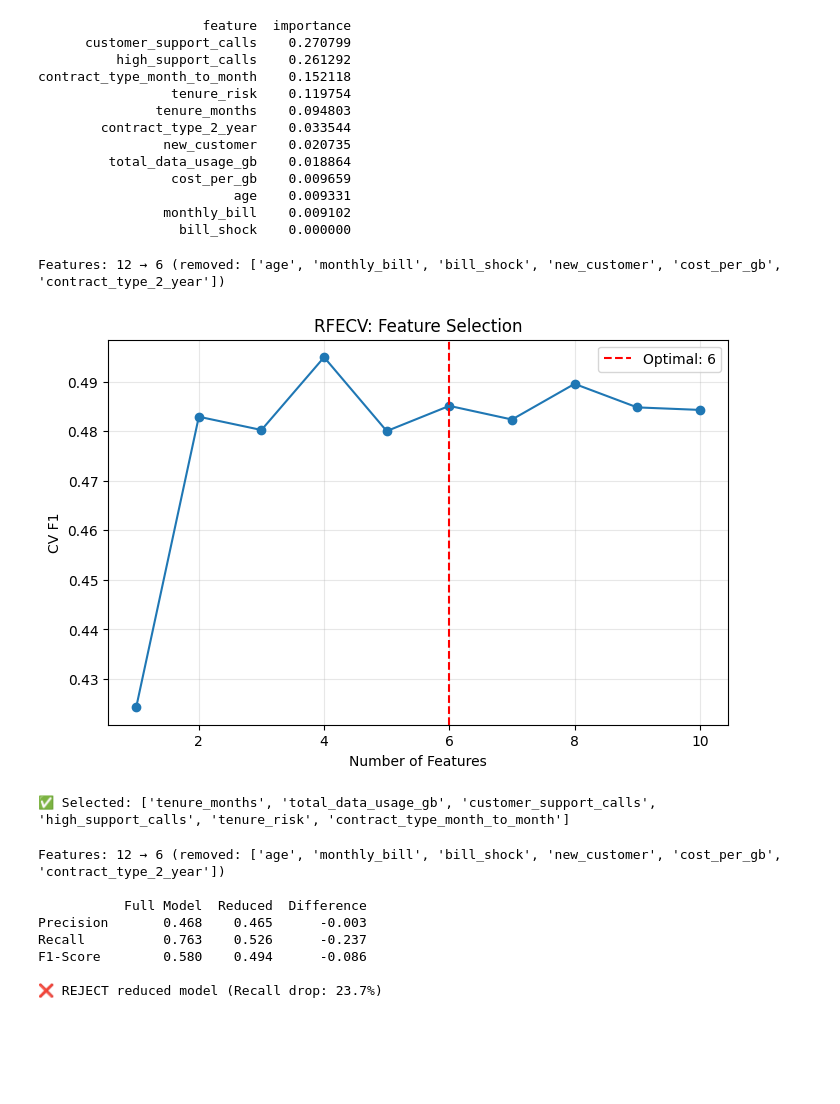
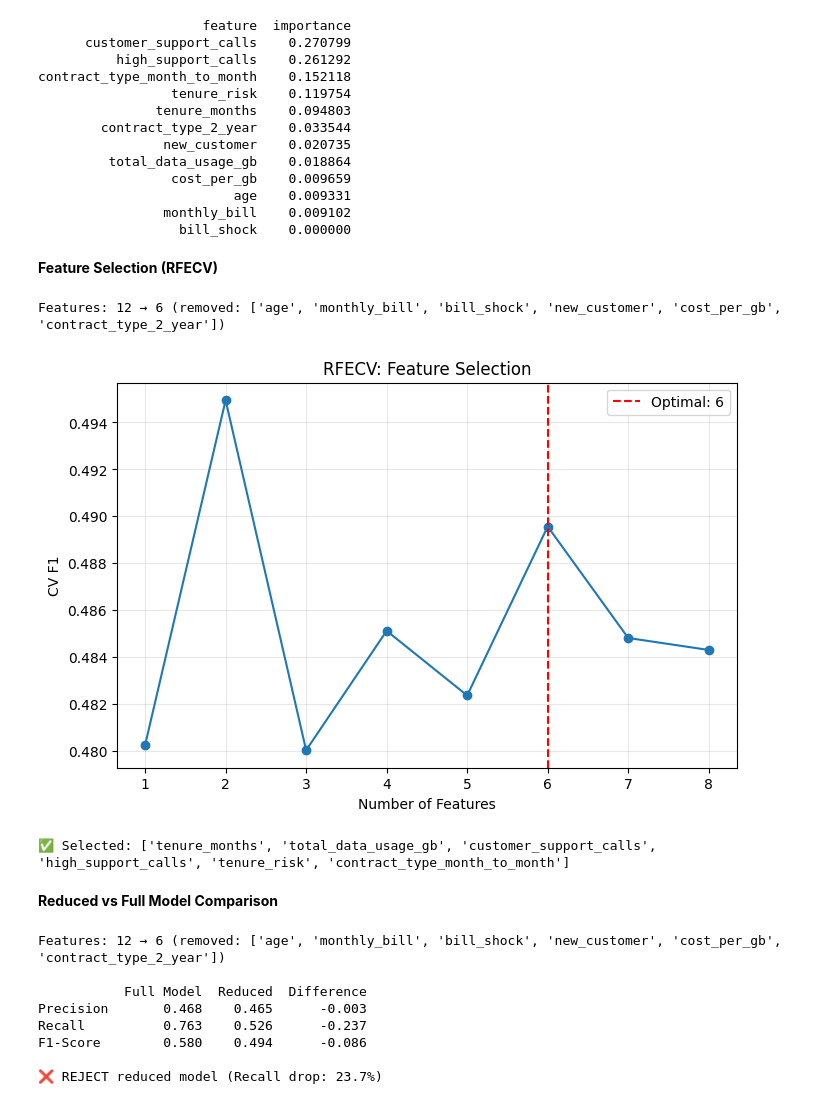
Before and after one commit to KyleHollands/Practice_Project__Telecom-Churn-Prediction, a Jupyter notebook: Telecom Churn Prediction.ipynb, the cells around one changed output. Saved outputs shown, nothing was run; the diff lists cells and outputs as text; code cells hidden in the pictures; blank space fills up the shorter version.

```diff
--- a/Telecom Churn Prediction.ipynb
+++ b/Telecom Churn Prediction.ipynb
@@ -1327,6 +1369,8 @@ contract_type_month_to_month    0.152118
                          age    0.009331
                 monthly_bill    0.009102
                   bill_shock    0.000000
+# %% [markdown]
+**Feature Selection (RFECV)**
 # %%
 # =============================================================================
 # RFECV FEATURE SELECTION
@@ -1337,36 +1381,38 @@ rf_for_rfe = RandomForestClassifier(
 )
 
 rfecv = RFECV(estimator=rf_for_rfe, step=1, cv=5,
-              scoring='f1', min_features_to_select=3, n_jobs=-1)
+              scoring='f1', min_features_to_select=5, n_jobs=-1)
 rfecv.fit(X_train, y_train)
 
 # --- RESULTS ---
 selected_features = list(X_train.columns[rfecv.support_])
 removed_features = list(X_train.columns[~rfecv.support_])
 
 print(f"Features: {X_train.shape[1]} → {rfecv.n_features_} (removed: {removed_features})")
 
 # --- VISUALIZATION ---
 cv_scores = rfecv.cv_results_['mean_test_score']
 plt.figure(figsize=(8, 5))
 plt.plot(range(1, len(cv_scores) + 1), cv_scores, marker='o')
 plt.axvline(rfecv.n_features_, color='r', linestyle='--', label=f'Optimal: {rfecv.n_features_}')
 plt.xlabel('Number of Features')
 plt.ylabel('CV F1')
 plt.title('RFECV: Feature Selection')
 plt.legend()
 plt.grid(True, alpha=0.3)
 plt.show()
 
 # --- CREATE REDUCED DATASETS ---
 X_train_reduced = X_train[selected_features]
 X_test_reduced = X_test[selected_features]
 
 print(f"\n✅ Selected: {selected_features}")
 # %% [output]
 Features: 12 → 6 (removed: ['age', 'monthly_bill', 'bill_shock', 'new_customer', 'cost_per_gb', 'contract_type_2_year'])
-[figure, old version]
+[figure, new version]
 ✅ Selected: ['tenure_months', 'total_data_usage_gb', 'customer_support_calls', 'high_support_calls', 'tenure_risk', 'contract_type_month_to_month']
+# %% [markdown]
+**Reduced vs Full Model Comparison**
 # %%
 # =============================================================================
 # RETRAIN & COMPARE: REDUCED vs FULL FEATURE SET
```
Also changed, not shown: parts of 53 cells of this notebook, 2 other files.
